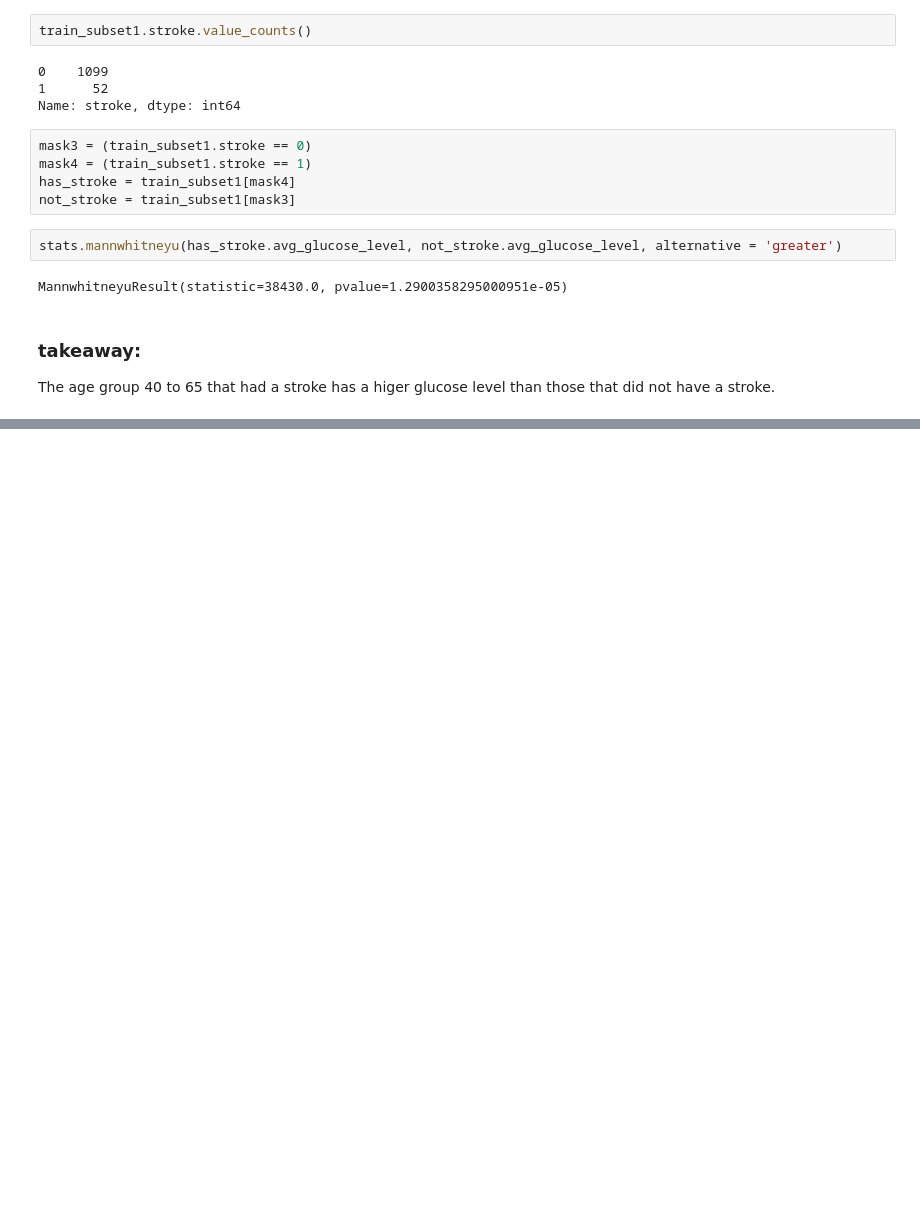
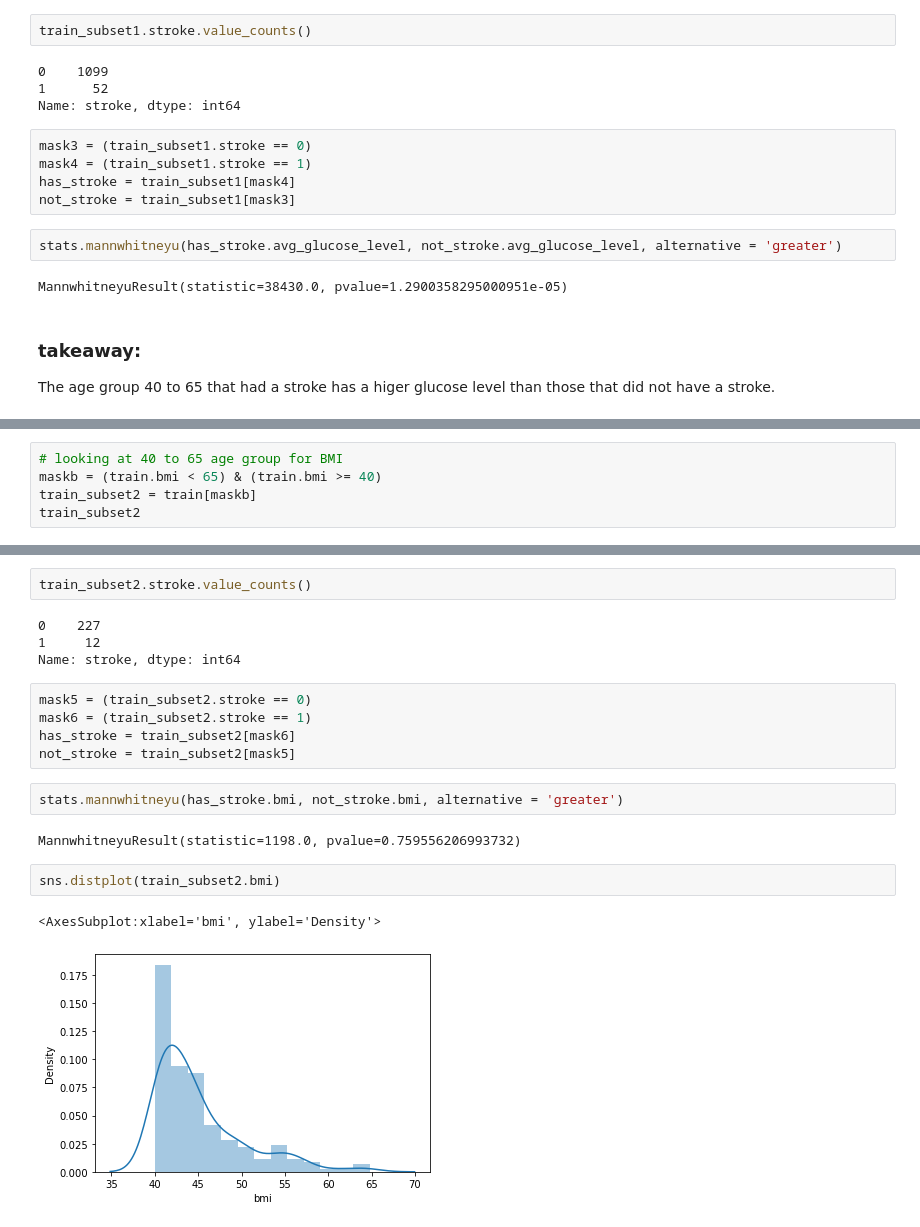
Before and after one commit to stroke-predictors/germain-capstone-stoke-prediction, a Jupyter notebook: randy_risk_testing.ipynb, the cells around one changed output, grey strips where cells are left out. Cells and saved outputs as stored; diff of their text form; blank space fills up the shorter version.

```diff
--- a/randy_risk_testing.ipynb
+++ b/randy_risk_testing.ipynb
@@ -138,0 +144,5 @@ The age group 40 to 65 that had a stroke has a higer glucose level than those th
+# %%
+# looking at 40 to 65 age group for BMI
+maskb = (train.bmi < 65) & (train.bmi >= 40)
+train_subset2 = train[maskb]
+train_subset2
@@ -138,0 +163,20 @@ The age group 40 to 65 that had a stroke has a higer glucose level than those th
+# %%
+train_subset2.stroke.value_counts()
+# %% [output]
+0    227
+1     12
+Name: stroke, dtype: int64
+# %%
+mask5 = (train_subset2.stroke == 0)
+mask6 = (train_subset2.stroke == 1)
+has_stroke = train_subset2[mask6]
+not_stroke = train_subset2[mask5]
+# %%
+stats.mannwhitneyu(has_stroke.bmi, not_stroke.bmi, alternative = 'greater')
+# %% [output]
+MannwhitneyuResult(statistic=1198.0, pvalue=0.759556206993732)
+# %%
+sns.distplot(train_subset2.bmi)
+# %% [output]
+<AxesSubplot:xlabel='bmi', ylabel='Density'>
+[figure, added]
```
Also changed, not shown: parts of 2 cells of this notebook.
